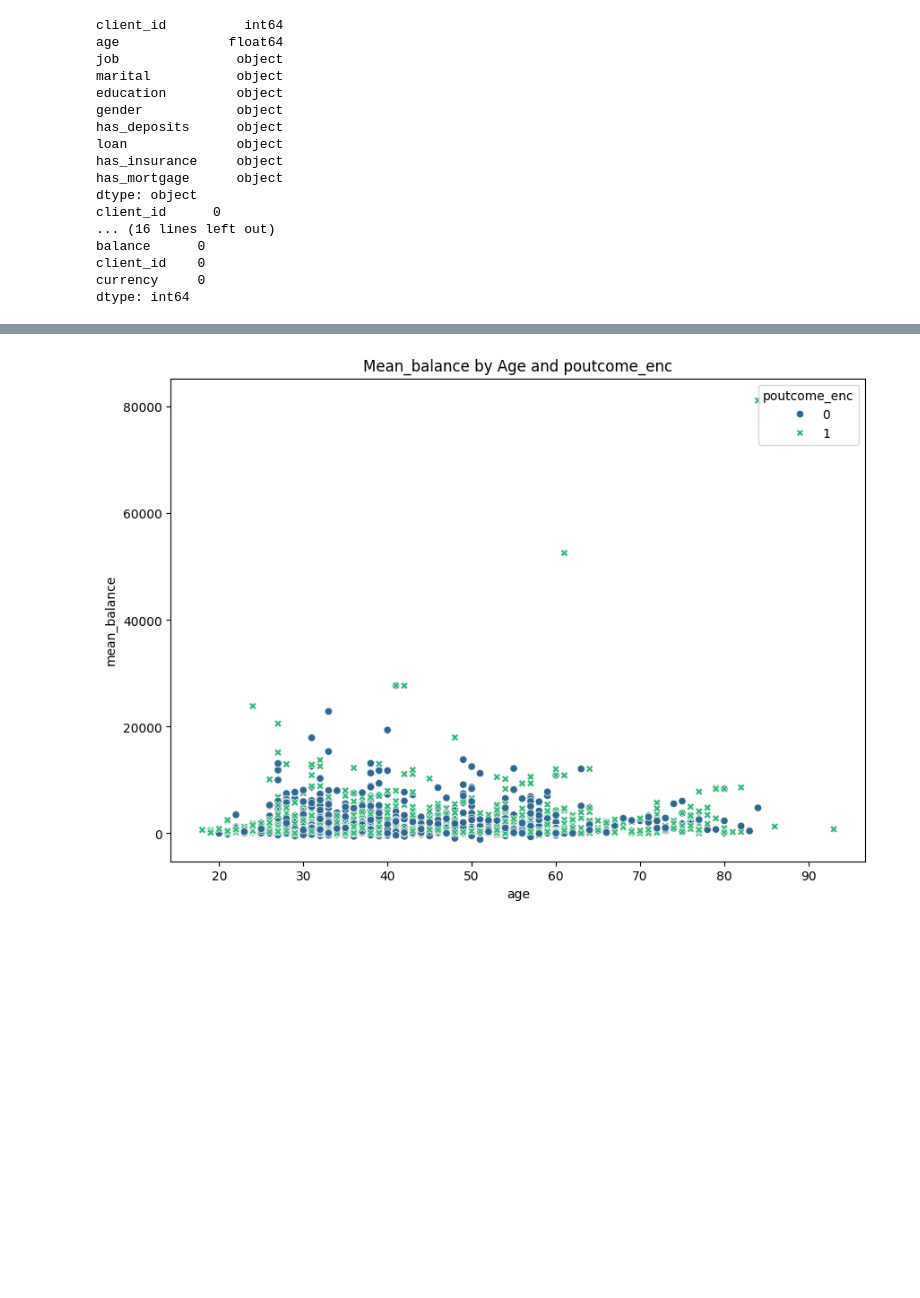
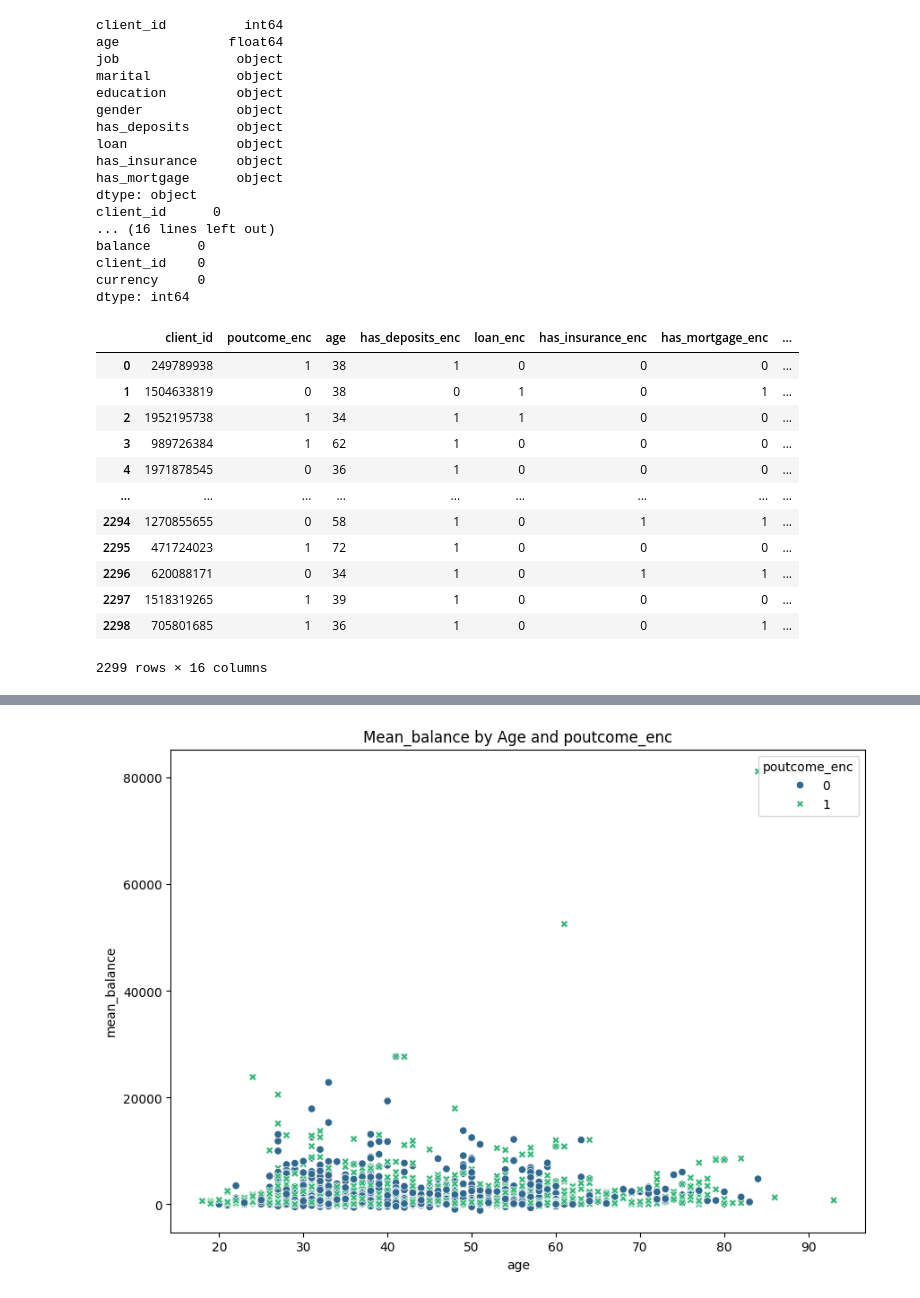
Before and after one commit to danielapinkasova/case_study, a Jupyter notebook: Vojta_data.ipynb, the cells around one changed output, grey strips where cells are left out. Saved outputs shown, nothing was run; the diff lists cells and outputs as text; code cells hidden in the pictures; blank space fills up the shorter version.

```diff
--- a/Vojta_data.ipynb
+++ b/Vojta_data.ipynb
@@ -206,3 +206,19 @@ inv_campaign_eval['poutcome_enc'] = le.fit_transform(inv_campaign_eval['poutcome
 first_round_clients = clients_merged[['client_id', 'age', 'has_deposits_enc', 'loan_enc', 'has_insurance_enc', 'has_mortgage_enc','marital_enc', 'education_enc', 'gender_enc', 'job_enc', 'last_balance','mean_balance', 'min_balance', 'max_balance', 'currency_enc']]
 first_round_clients = pd.merge(inv_campaign_eval[['client_id','poutcome_enc']], first_round_clients, on = 'client_id')
 first_round_clients['age'] = first_round_clients['age'].astype(int)
+# %%
+first_round_clients
+# %% [output]
+|  | client_id | poutcome_enc | age | has_deposits_enc | loan_enc | has_insurance_enc | has_mortgage_enc | ... |
+| 0 | 249789938 | 1 | 38 | 1 | 0 | 0 | 0 | ... |
+| 1 | 1504633819 | 0 | 38 | 0 | 1 | 0 | 1 | ... |
+| 2 | 1952195738 | 1 | 34 | 1 | 1 | 0 | 0 | ... |
+| 3 | 989726384 | 1 | 62 | 1 | 0 | 0 | 0 | ... |
+| 4 | 1971878545 | 0 | 36 | 1 | 0 | 0 | 0 | ... |
+| ... | ... | ... | ... | ... | ... | ... | ... | ... |
+| 2294 | 1270855655 | 0 | 58 | 1 | 0 | 1 | 1 | ... |
+| 2295 | 471724023 | 1 | 72 | 1 | 0 | 0 | 0 | ... |
+| 2296 | 620088171 | 0 | 34 | 1 | 0 | 1 | 1 | ... |
+| 2297 | 1518319265 | 1 | 39 | 1 | 0 | 0 | 0 | ... |
+| 2298 | 705801685 | 1 | 36 | 1 | 0 | 0 | 1 | ... |
+2299 rows × 16 columns
```
Also changed, not shown: parts of 4 cells of this notebook.
